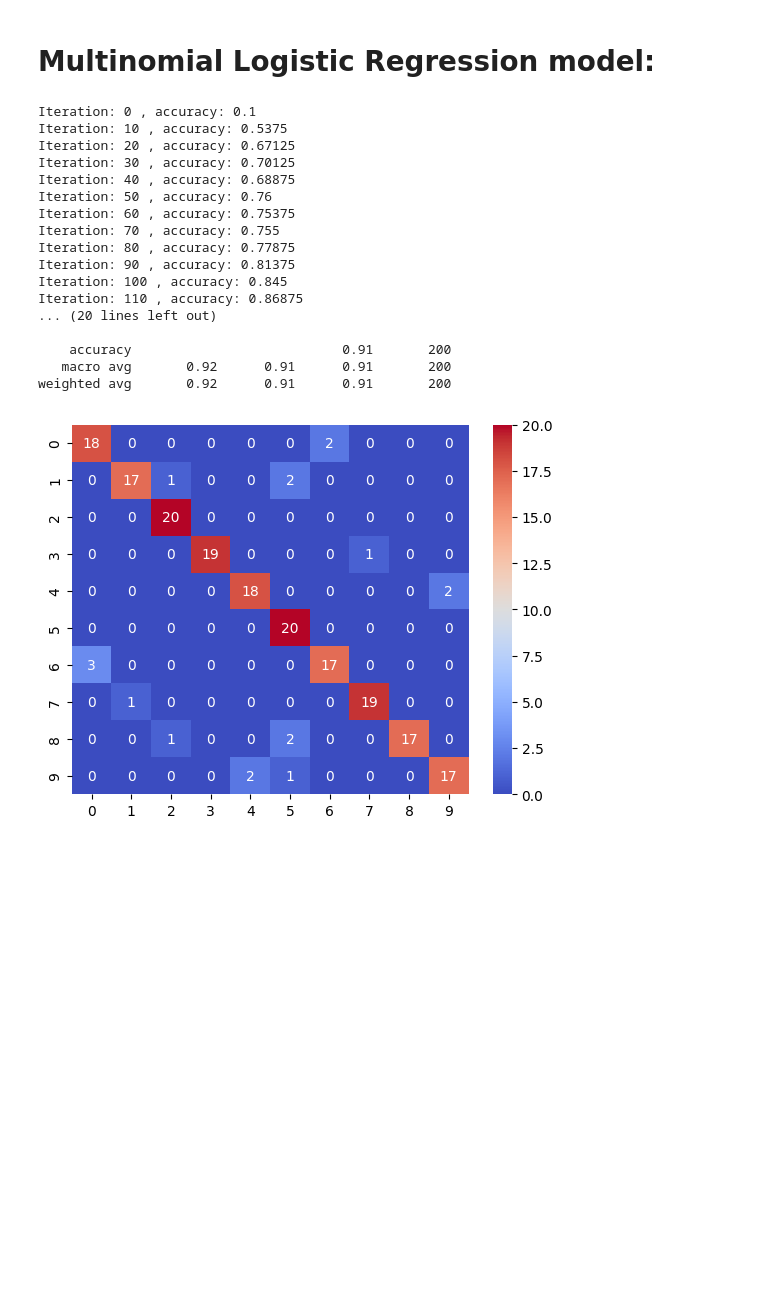
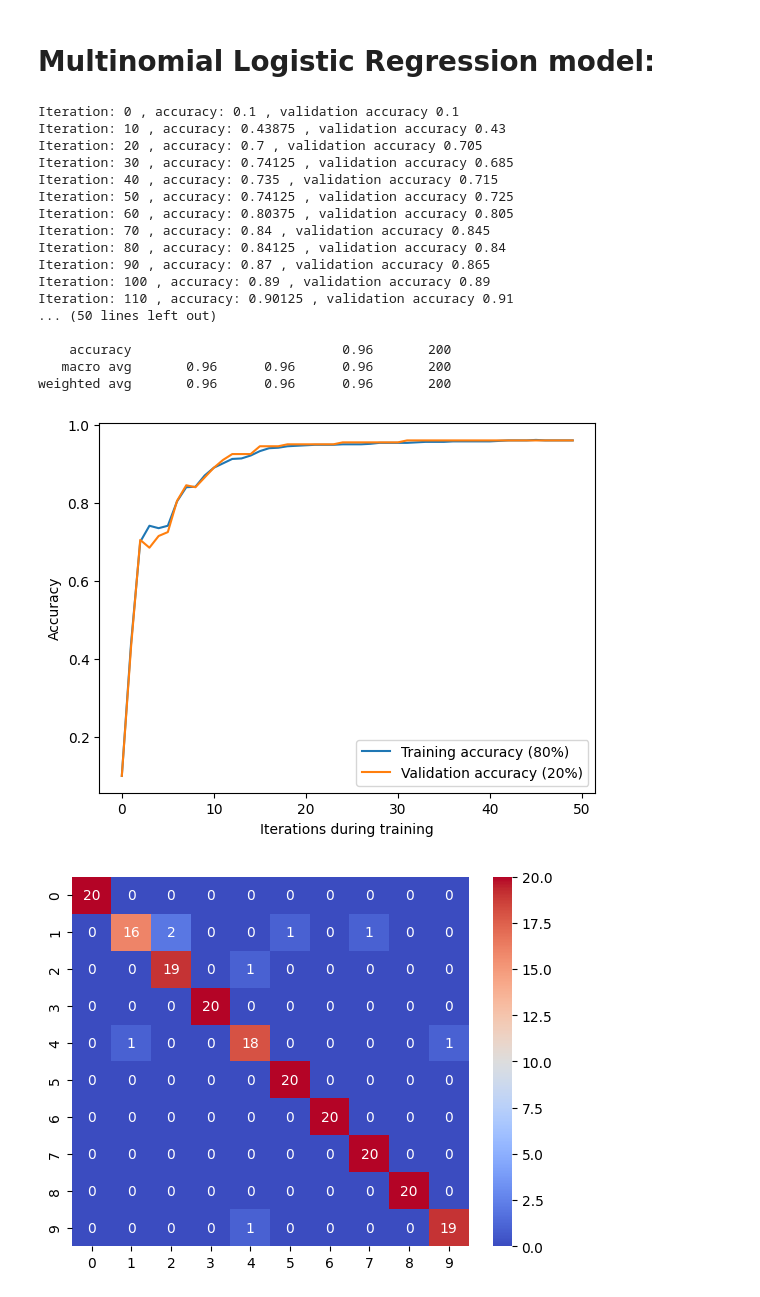
Before and after one commit to ToniH27/PRML_HT, a Jupyter notebook: PRML_HT/MLR_updated.ipynb, the cells around one changed output. Drawn from its saved outputs; the diff is of its cells as text; code cells hidden in the pictures; blank space fills up the shorter version.

Commit message:
added plotting, train/validation accuracies, euclidian dist. feature

```diff
--- a/PRML_HT/MLR_updated.ipynb
+++ b/PRML_HT/MLR_updated.ipynb
@@ -38,6 +38,6 @@ def loadData(datatype):
 
     return X_data, y_data
 
-X_train_init, y_train_init = loadData('PRML_HT/training_data')
+X_train_init, y_train_init = loadData('training_data')
 # not needed in the final classifying function
 # %% [output]
@@ -159,9 +159,13 @@ def MLR_test(W, X_te):
     predicted = z.argmax(axis=1) # taking the index value of the largest logit is enough for predictions
     return predicted
 
-def MLR_train(X_tr, y_tr, alpha, gradientDescentIterations):
+def MLR_train(X_tr, y_tr, X_tst, y_tst, alpha, gradientDescentIterations):
     N,D = X_tr.shape
     K = 10
+    # plotting
+    fig, ax = plt.subplots()
+    trainList = []
+    validList = []
     # D = number of features in our feature matrix X_tr
     # K = number of classes (hardcoded to 10)
     # N = number of samples in total
@@ -189,55 +193,68 @@ def MLR_train(X_tr, y_tr, alpha, gradientDescentIterations):
         if(i % 10 == 0): # training accuracy prints
             predicted = y_hat.argmax(axis=1)
             accuracy = np.mean(predicted==y_tr) # compare with testing data to make sure we don't overfit
-            print("Iteration:",i,", accuracy:",accuracy)
+            valid_accuracy = MLR_test(W, X_tst)
+            valAcc = np.mean(valid_accuracy==y_tst)
+            print("Iteration:",i,", accuracy:",accuracy,", validation accuracy",valAcc)
+            trainList.append(accuracy)
+            validList.append(valAcc)
 
         # gradient descent, updating each class's weights + bias: cross-entropy loss:
-        # wk <- wk − alpha * (1/N) * (N)∑(n=1) [ (y_hat_k^n − t_k^n ] * x(n)
+        # wk <- wk - alpha * (1/N) * (N)SUM(n=1) [ (y_hat_k^n - t_k^n ] * x(n)
         for k in range(K):
             # we are going row by row down W, which means we are optimizing the weights (+bias) for each class (k) one at a time...
             gradientSum_k = np.zeros(D+1)
             for n in range(N):
-                # dL/dW_k = (N)∑(n=1) [ (y_hat_k^n − t_k^n ] * x(n); predicted (y_hat), true(t). Class-specific probabilities in (y_hat), and the one-hot columns in (t) correspond to the same classes...
+                # dL/dW_k = (N)SUM(n=1) [ (y_hat_k^n - t_k^n ] * x(n); predicted (y_hat), true(t). Class-specific probabilities in (y_hat), and the one-hot columns in (t) correspond to the same classes...
                 gradientSum_k = gradientSum_k + (y_hat[n,k] - t[n,k]) * x[n,:]
                 # row (n), column (k)
 
-            # wk <- wk − alpha * (1/N) * gradientSum_k
+            # wk <- wk - alpha * (1/N) * gradientSum_k
             W[k,:] = W[k,:] - alpha * (1/N) * gradientSum_k # updating class-specific weights one at a time to the column
+
+    Xrange = np.arange(0,gradientDescentIterations/10,1)
+    ax.plot(Xrange, trainList, label = "Training accuracy (80%)")
+    ax.plot(Xrange, validList, label = "Validation accuracy (20%)")
+    ax.set_xlabel("Iterations during training")
+    ax.set_ylabel("Accuracy")
+    ax.legend()
+    plt.figure()
 
     return W # in all essence, this function returns the weights (and the bias) for each class, such that class1 is a row vector at the top, class 2 the second row vector and so on.
 
 # standard train/test split with premade function
 X_train, X_test, y_train, y_test = train_test_split(final_X, final_y, test_size=0.2, stratify=final_y) # currently always the same test/train sets to see how changing the alpha
                                                                                                                        # and gradientDescentIterations affects things...
 
-W = MLR_train(X_train, y_train, alpha = 0.5, gradientDescentIterations = 200)
+W = MLR_train(X_train, y_train, X_test, y_test, alpha = 0.5, gradientDescentIterations = 500)
 
 y_pred = MLR_test(W, X_test)
 
 CR_RF = classification_report(y_test, y_pred)
 CM_RF = confusion_matrix(y_test, y_pred)
 print(CR_RF)
 sns.heatmap(CM_RF, annot=True, cmap = "coolwarm")
 plt.show()
 # %% [output]
-Iteration: 0 , accuracy: 0.1
-Iteration: 10 , accuracy: 0.5375
-Iteration: 20 , accuracy: 0.67125
-Iteration: 30 , accuracy: 0.70125
-Iteration: 40 , accuracy: 0.68875
-Iteration: 50 , accuracy: 0.76
-Iteration: 60 , accuracy: 0.75375
-Iteration: 70 , accuracy: 0.755
-Iteration: 80 , accuracy: 0.77875
-Iteration: 90 , accuracy: 0.81375
-Iteration: 100 , accuracy: 0.845
-Iteration: 110 , accuracy: 0.86875
-... (20 lines left out)
+Iteration: 0 , accuracy: 0.1 , validation accuracy 0.1
+Iteration: 10 , accuracy: 0.43875 , validation accuracy 0.43
+Iteration: 20 , accuracy: 0.7 , validation accuracy 0.705
+Iteration: 30 , accuracy: 0.74125 , validation accuracy 0.685
+Iteration: 40 , accuracy: 0.735 , validation accuracy 0.715
+Iteration: 50 , accuracy: 0.74125 , validation accuracy 0.725
+Iteration: 60 , accuracy: 0.80375 , validation accuracy 0.805
+Iteration: 70 , accuracy: 0.84 , validation accuracy 0.845
+Iteration: 80 , accuracy: 0.84125 , validation accuracy 0.84
+Iteration: 90 , accuracy: 0.87 , validation accuracy 0.865
+Iteration: 100 , accuracy: 0.89 , validation accuracy 0.89
+Iteration: 110 , accuracy: 0.90125 , validation accuracy 0.91
+... (50 lines left out)
 
-    accuracy                           0.91       200
-   macro avg       0.92      0.91      0.91       200
-weighted avg       0.92      0.91      0.91       200
+    accuracy                           0.96       200
+   macro avg       0.96      0.96      0.96       200
+weighted avg       0.96      0.96      0.96       200
-[figure, old version]
+[figure, new version]
+[figure, added]
 # %%
 # spitting out the final weight+bias matrix for hardcoding, there probably are better ways of doing this:
 print("W=np.array("+repr(W.tolist())+",dtype=float)")
```
Also changed, not shown: parts of 3 cells of this notebook.
